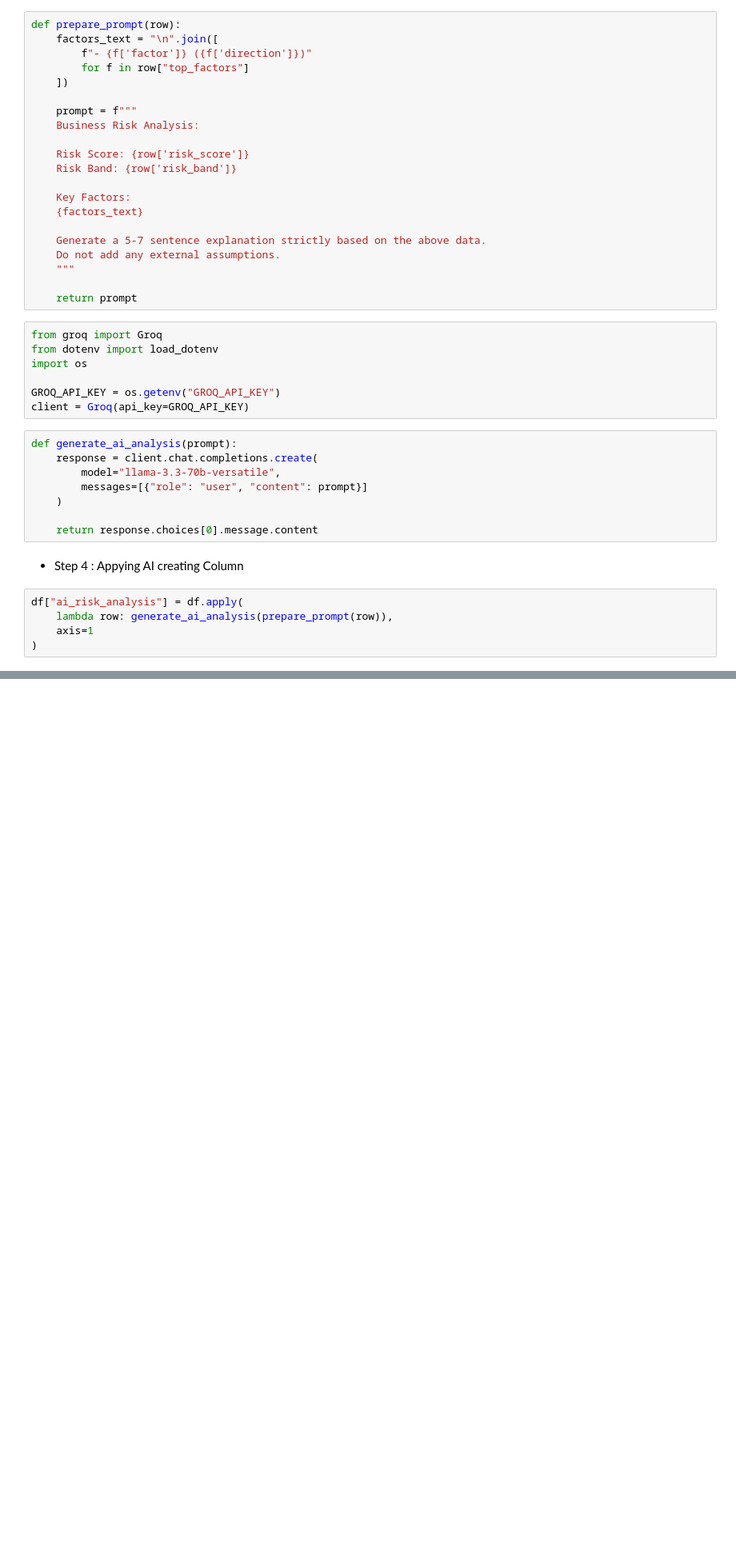
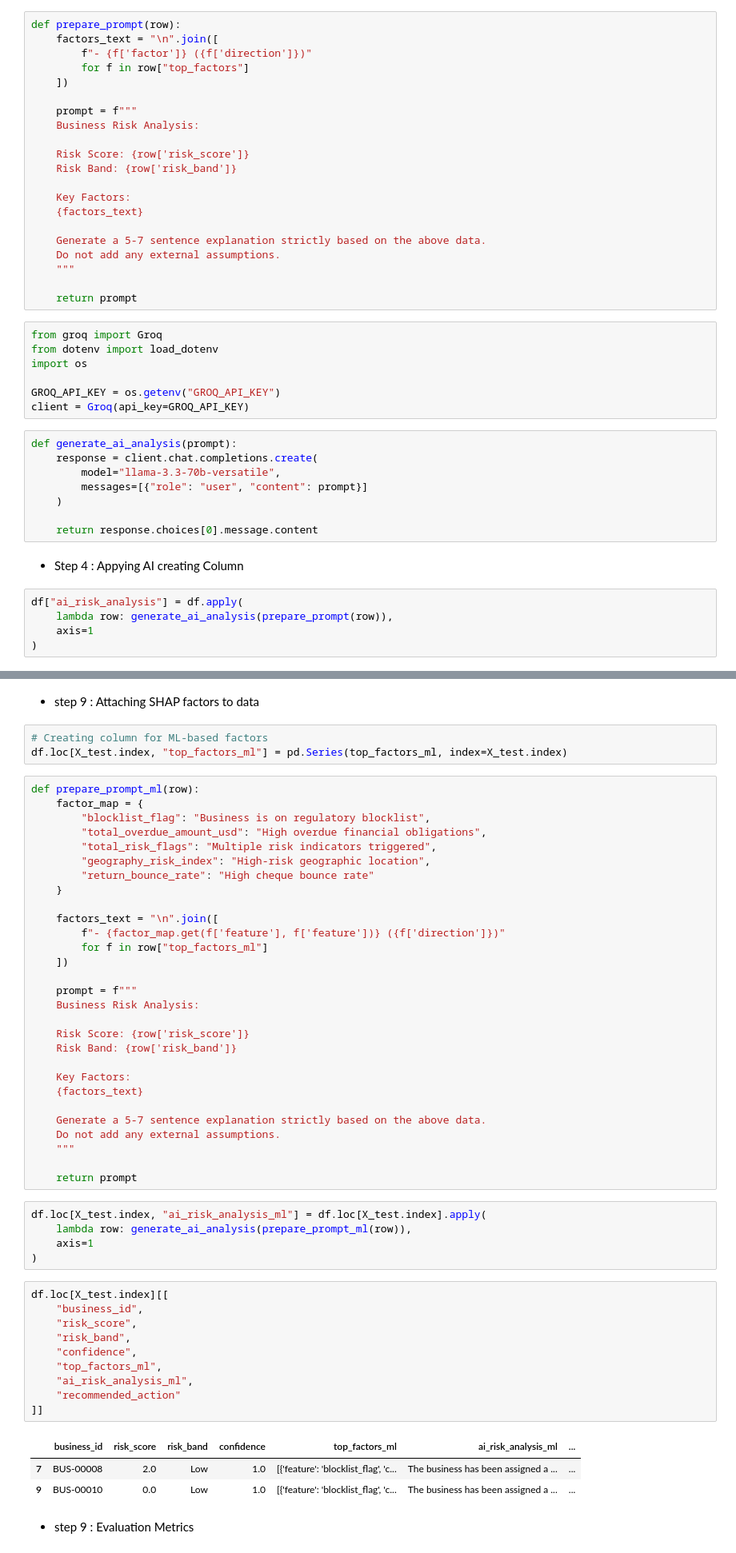
Before and after one commit to GUNTIKALYAN/RiskAnalysisAI, a Jupyter notebook: notebooks/model_building.ipynb, the cells around one changed output, grey strips where cells are left out. Shown at 80% size. Cells and saved outputs as stored; diff of their text form; blank space fills up the shorter version.

```diff
--- a/notebooks/model_building.ipynb
+++ b/notebooks/model_building.ipynb
@@ -708,0 +973,55 @@ df[[
+# %% [markdown]
+- step 9 : Attaching SHAP factors to data
+# %%
+# Creating column for ML-based factors
+df.loc[X_test.index, "top_factors_ml"] = pd.Series(top_factors_ml, index=X_test.index)
+# %%
+def prepare_prompt_ml(row):
+    factor_map = {
+        "blocklist_flag": "Business is on regulatory blocklist",
+        "total_overdue_amount_usd": "High overdue financial obligations",
+        "total_risk_flags": "Multiple risk indicators triggered",
+        "geography_risk_index": "High-risk geographic location",
+        "return_bounce_rate": "High cheque bounce rate"
+    }
+
+    factors_text = "\n".join([
+        f"- {factor_map.get(f['feature'], f['feature'])} ({f['direction']})"
+        for f in row["top_factors_ml"]
+    ])
+
+    prompt = f"""
+    Business Risk Analysis:
+
+    Risk Score: {row['risk_score']}
+    Risk Band: {row['risk_band']}
+
+    Key Factors:
+    {factors_text}
+
+    Generate a 5-7 sentence explanation strictly based on the above data.
+    Do not add any external assumptions.
+    """
+
+    return prompt
+# %%
+df.loc[X_test.index, "ai_risk_analysis_ml"] = df.loc[X_test.index].apply(
+    lambda row: generate_ai_analysis(prepare_prompt_ml(row)),
+    axis=1
+)
+# %%
+df.loc[X_test.index][[
+    "business_id",
+    "risk_score",
+    "risk_band",
+    "confidence",
+    "top_factors_ml",
+    "ai_risk_analysis_ml",
+    "recommended_action"
+]]
+# %% [output]
+|  | business_id | risk_score | risk_band | confidence | top_factors_ml | ai_risk_analysis_ml | ... |
+| 7 | BUS-00008 | 2.0 | Low | 1.0 | [{'feature': 'blocklist_flag', 'c... | The business has been assigned a ... | ... |
+| 9 | BUS-00010 | 0.0 | Low | 1.0 | [{'feature': 'blocklist_flag', 'c... | The business has been assigned a ... | ... |
+# %% [markdown]
+- step 9 : Evaluation Metrics
```
Also changed, not shown: parts of 29 cells of this notebook, 27 other files.
